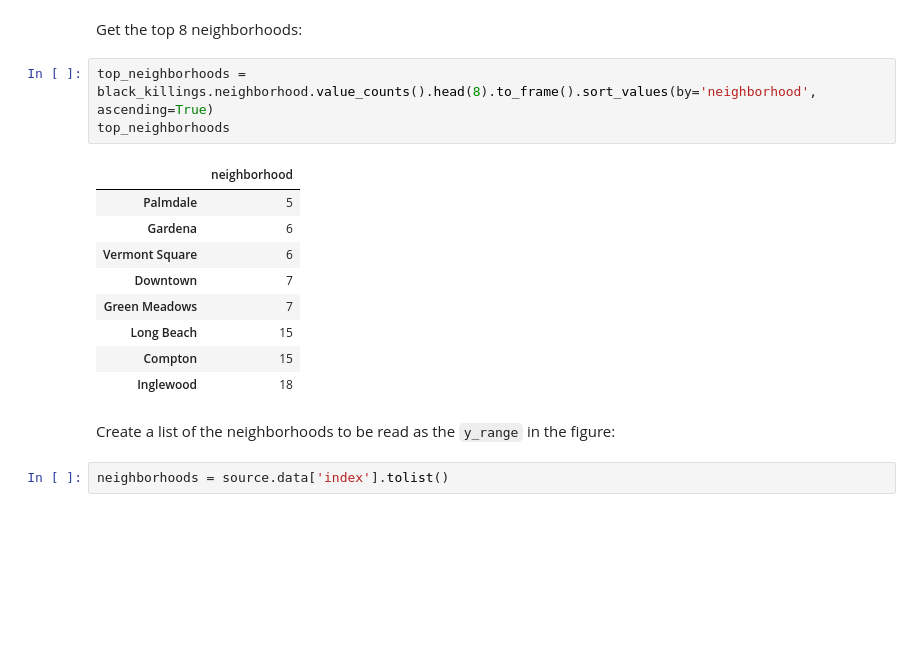
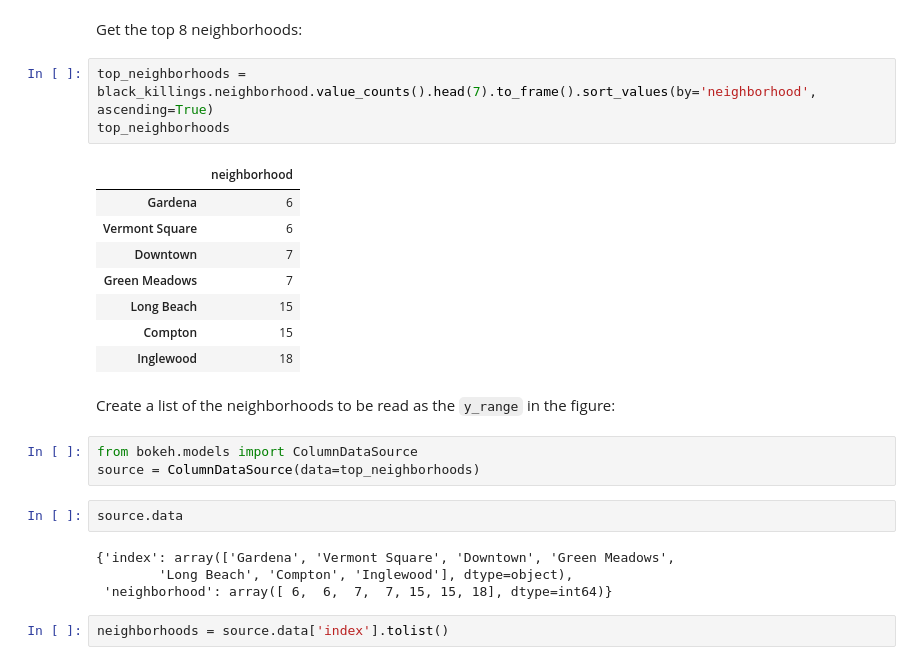
Before and after one commit to isabellabenabaye/los-angeles-police-killings, a Jupyter notebook: LA-police-killings-EDA.ipynb, the cells around one changed output. Drawn from its saved outputs; the diff is of its cells as text; blank space fills up the shorter version.

```diff
--- a/LA-police-killings-EDA.ipynb
+++ b/LA-police-killings-EDA.ipynb
@@ -285,11 +285,10 @@ Name: neighborhood, dtype: int64
 # %% [markdown]
 Get the top 8 neighborhoods:
 # %%
-top_neighborhoods = black_killings.neighborhood.value_counts().head(8).to_frame().sort_values(by='neighborhood', ascending=True)
+top_neighborhoods = black_killings.neighborhood.value_counts().head(7).to_frame().sort_values(by='neighborhood', ascending=True)
 top_neighborhoods
 # %% [output]
 |  | neighborhood |
-| Palmdale | 5 |
 | Gardena | 6 |
 | Vermont Square | 6 |
 | Downtown | 7 |
@@ -299,6 +298,15 @@ top_neighborhoods
 | Inglewood | 18 |
 # %% [markdown]
 Create a list of the neighborhoods to be read as the `y_range` in the figure:
+# %%
+from bokeh.models import ColumnDataSource
+source = ColumnDataSource(data=top_neighborhoods)
+# %%
+source.data
+# %% [output]
+{'index': array(['Gardena', 'Vermont Square', 'Downtown', 'Green Meadows',
+        'Long Beach', 'Compton', 'Inglewood'], dtype=object),
+ 'neighborhood': array([ 6,  6,  7,  7, 15, 15, 18], dtype=int64)}
 # %%
 neighborhoods = source.data['index'].tolist()
 # %% [markdown]
```
Also changed, not shown: parts of 11 cells of this notebook, 2 other files.
